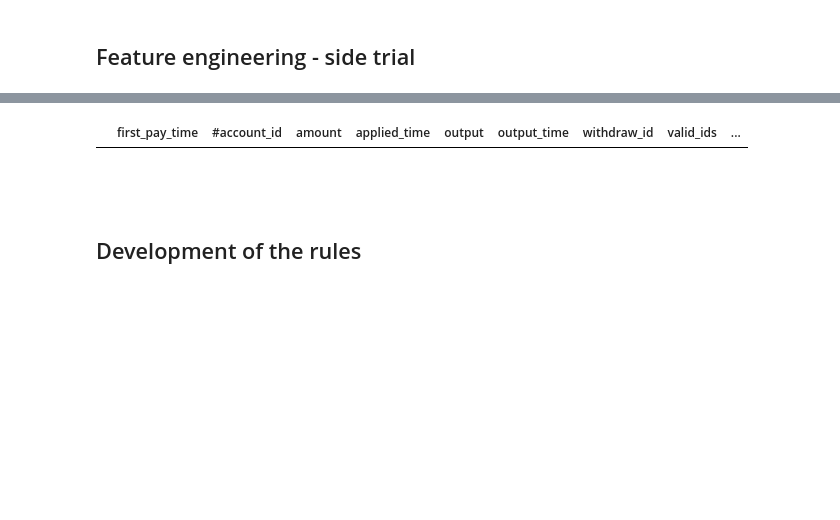
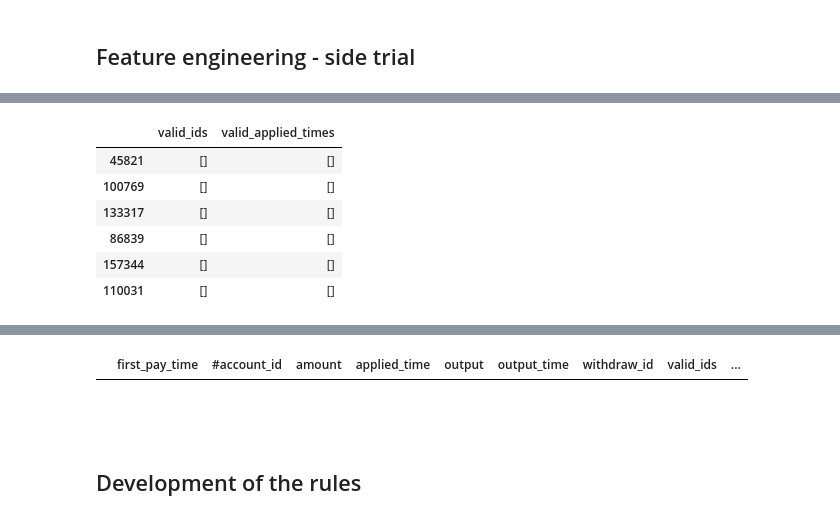
Before and after one commit to PereFuster/Colin-s-insight-rules, a Jupyter notebook: Analysis of withdrawal apply.ipynb, the cells around one changed output, grey strips where cells are left out. Cells and saved outputs as stored; diff of their text form; code cells hidden in the pictures; blank space fills up the shorter version.

```diff
--- a/Analysis of withdrawal apply.ipynb
+++ b/Analysis of withdrawal apply.ipynb
@@ -442,3 +460,13 @@ merged_df[['valid_ids', 'valid_applied_times']].sample(6)
+# %%
+merged_df[['valid_ids', 'valid_applied_times']].sample(6)
+# %% [output]
+|  | valid_ids | valid_applied_times |
+| 45821 | [] | [] |
+| 100769 | [] | [] |
+| 133317 | [] | [] |
+| 86839 | [] | [] |
+| 157344 | [] | [] |
+| 110031 | [] | [] |
 # %%
 def get_valid_ids(row):
     # Convert first_pay_time to Timestamp if it's not already
```
Also changed, not shown: parts of 32 cells of this notebook, 1 other file.
